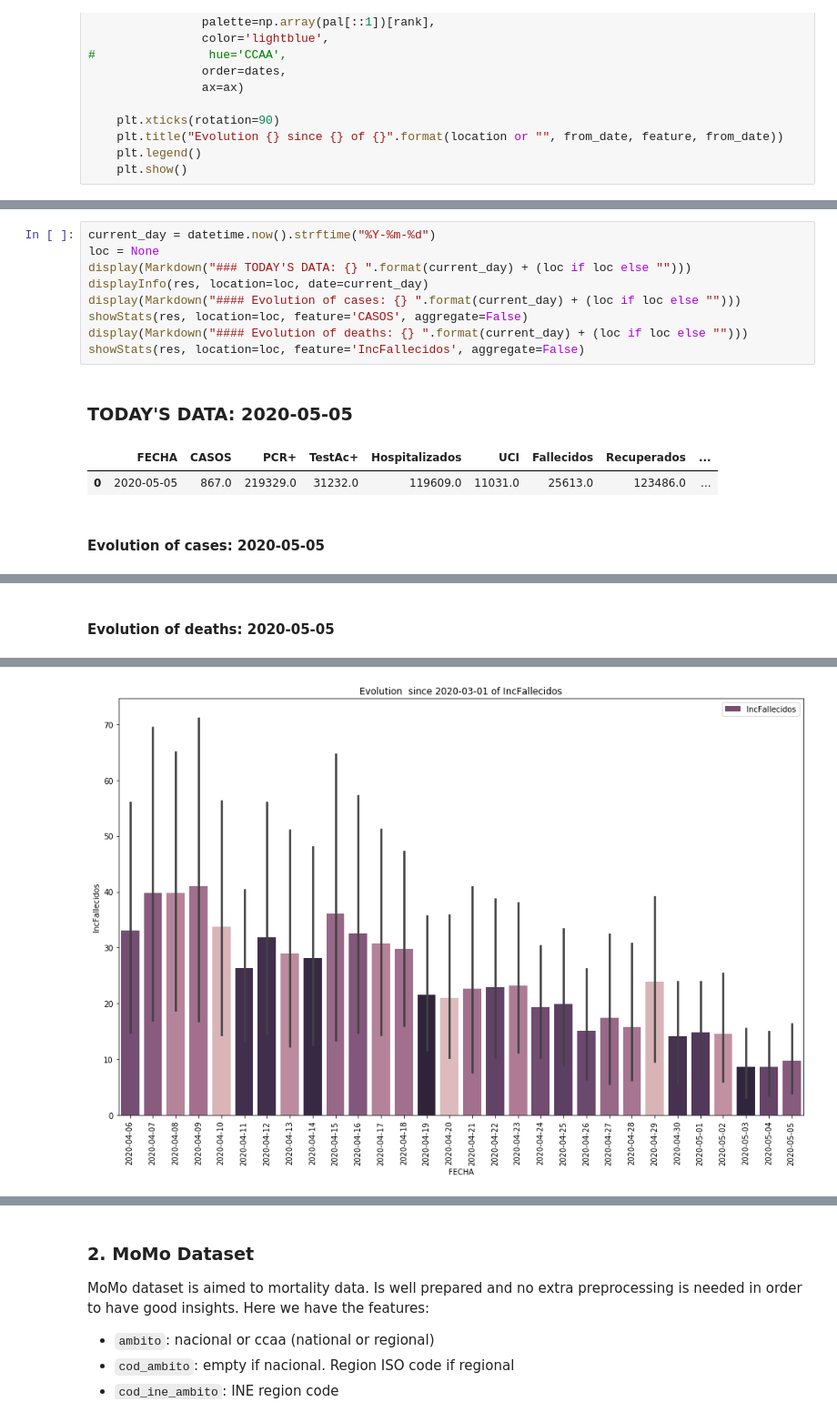
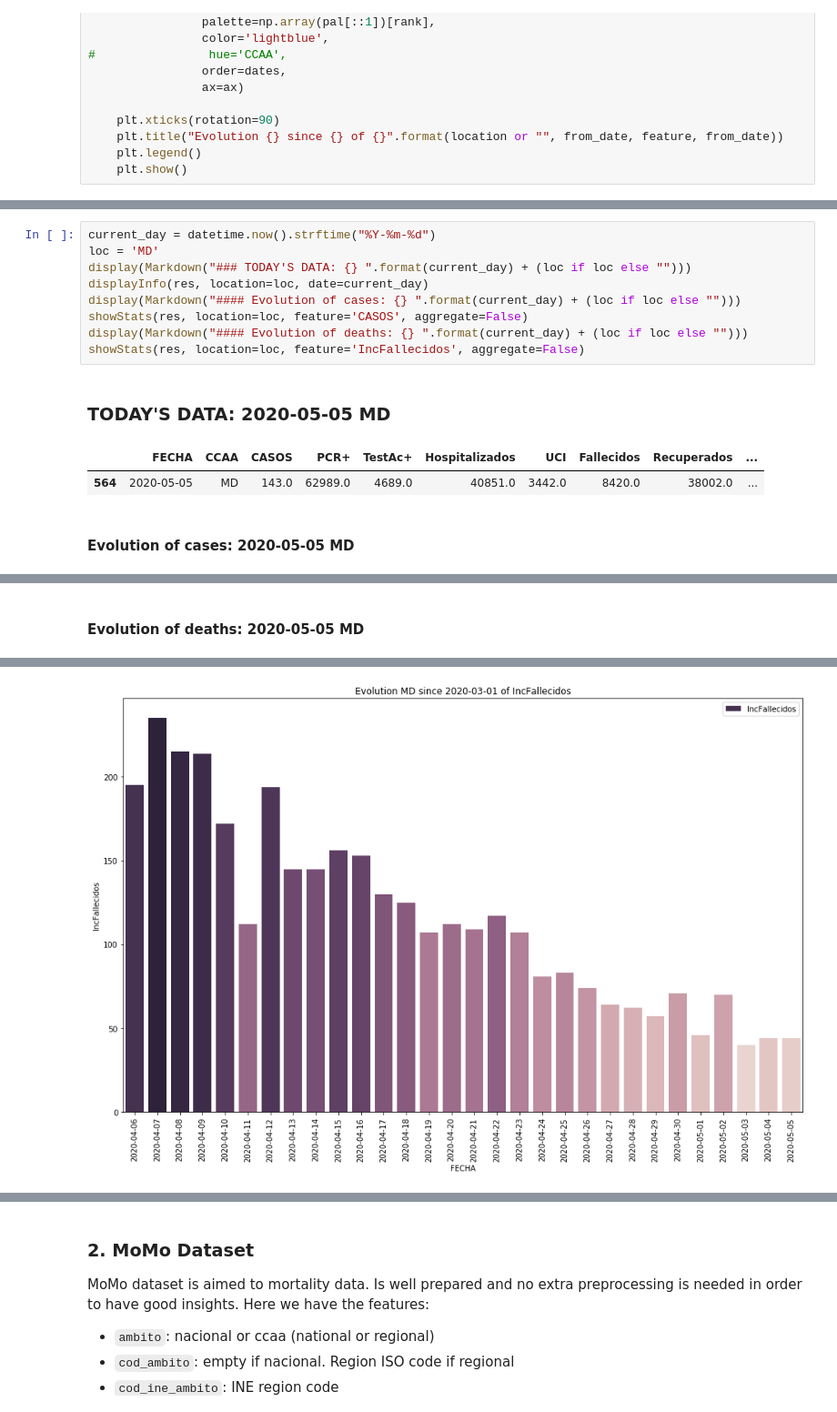
Before and after one commit to RaulRC/Covid-19, a Jupyter notebook: Covid19 - Official Spanish Data Curation ISCIII and other public datasets.ipynb, the cells around one changed output, grey strips where cells are left out. Shown at 91% size. Drawn from its saved outputs; the diff is of its cells as text.

```diff
--- a/Covid19 - Official Spanish Data Curation ISCIII and other public datasets.ipynb
+++ b/Covid19 - Official Spanish Data Curation ISCIII and other public datasets.ipynb
@@ -302,6 +314,6 @@ Warning: aggregation not available
 # %%
 current_day = datetime.now().strftime("%Y-%m-%d")
-loc = None
+loc = 'MD'
 display(Markdown("### TODAY'S DATA: {} ".format(current_day) + (loc if loc else "")))
 displayInfo(res, location=loc, date=current_day)
 display(Markdown("#### Evolution of cases: {} ".format(current_day) + (loc if loc else "")))
@@ -309,7 +321,7 @@ showStats(res, location=loc, feature='CASOS', aggregate=False)
 display(Markdown("#### Evolution of deaths: {} ".format(current_day) + (loc if loc else "")))
 showStats(res, location=loc, feature='IncFallecidos', aggregate=False)
 # %% [output]
-### TODAY'S DATA: 2020-05-05
+### TODAY'S DATA: 2020-05-05 MD
-|  | FECHA | CASOS | PCR+ | TestAc+ | Hospitalizados | UCI | Fallecidos | Recuperados | ... |
-| 0 | 2020-05-05 | 867.0 | 219329.0 | 31232.0 | 119609.0 | 11031.0 | 25613.0 | 123486.0 | ... |
+|  | FECHA | CCAA | CASOS | PCR+ | TestAc+ | Hospitalizados | UCI | Fallecidos | Recuperados | ... |
+| 564 | 2020-05-05 | MD | 143.0 | 62989.0 | 4689.0 | 40851.0 | 3442.0 | 8420.0 | 38002.0 | ... |
-#### Evolution of cases: 2020-05-05
+#### Evolution of cases: 2020-05-05 MD
@@ -317 +330 @@ showStats(res, location=loc, feature='IncFallecidos', aggregate=False)
-#### Evolution of deaths: 2020-05-05
+#### Evolution of deaths: 2020-05-05 MD
@@ -318,2 +332,2 @@ showStats(res, location=loc, feature='IncFallecidos', aggregate=False)
-[figure, old version]
+[figure, new version]
 # %% [markdown]
```
Also changed, not shown: parts of 7 cells of this notebook, 4 other files.
